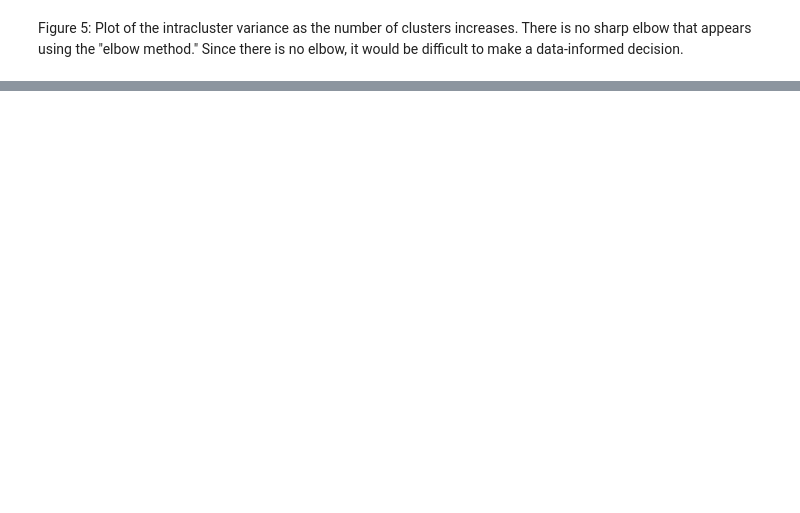
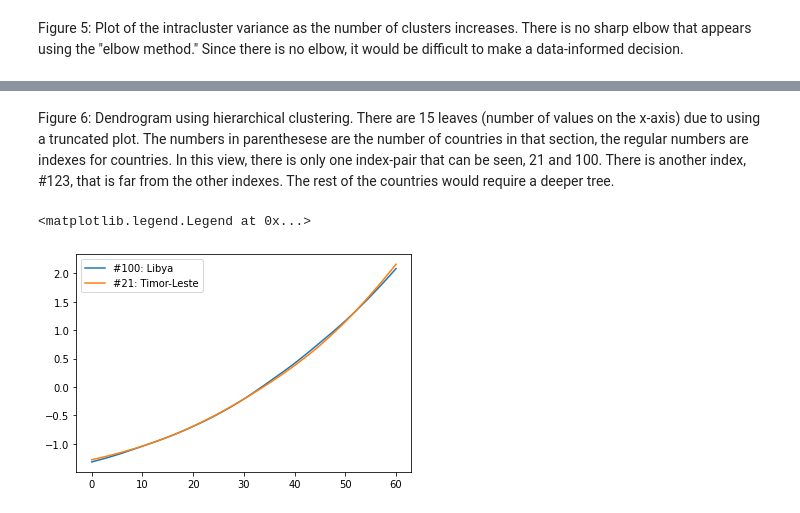
Before and after one commit to justlab11/MLTSA22_JLabombard, a Jupyter notebook: HW5/HW5_JLabombard.ipynb, the cells around one changed output, grey strips where cells are left out. Saved outputs shown, nothing was run; the diff lists cells and outputs as text; code cells hidden in the pictures; blank space fills up the shorter version.

```diff
--- a/HW5/HW5_JLabombard.ipynb
+++ b/HW5/HW5_JLabombard.ipynb
@@ -227,0 +262,11 @@ Figure 5: Plot of the intracluster variance as the number of clusters increases.
+# %% [markdown]
+Figure 6: Dendrogram using hierarchical clustering. There are 15 leaves (number of values on the x-axis) due to using a truncated plot. The numbers in parenthesese are the number of countries in that section, the regular numbers are indexes for countries. In this view, there is only one index-pair that can be seen, 21 and 100. There is another index, #123, that is far from the other indexes. The rest of the countries would require a deeper tree.
+# %%
+pl.plot(pop_df_clean_scaled[hier_cluster.labels_==100][0]);
+pl.plot(pop_df_clean_scaled[hier_cluster.labels_==21][0]);
+
+pl.legend([f"#100: {pop_df.index[np.where(hier_cluster.labels_==100)].values[0]}",
+           f"#21: {pop_df.index[np.where(hier_cluster.labels_==21)].values[0]}"])
+# %% [output]
+<matplotlib.legend.Legend at 0x...>
+[figure, added]
```
Also changed, not shown: parts of 13 cells of this notebook.
